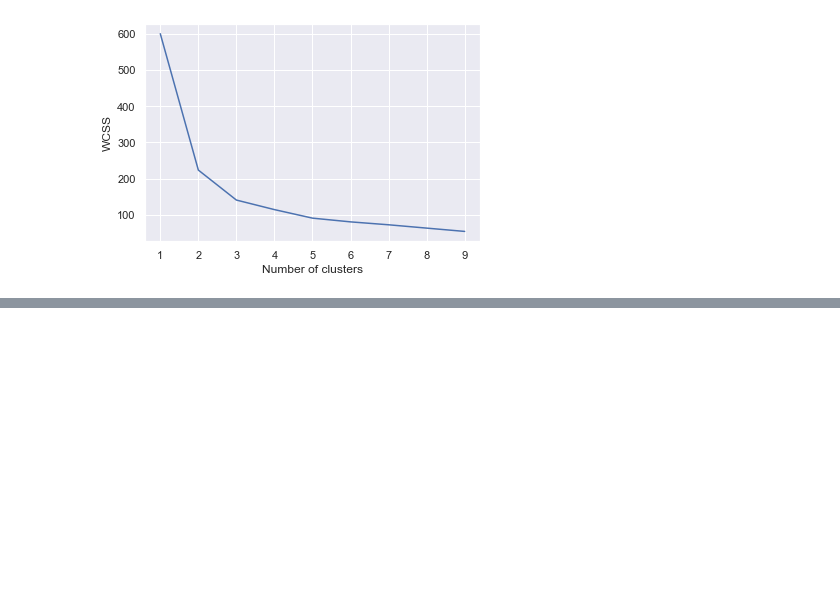
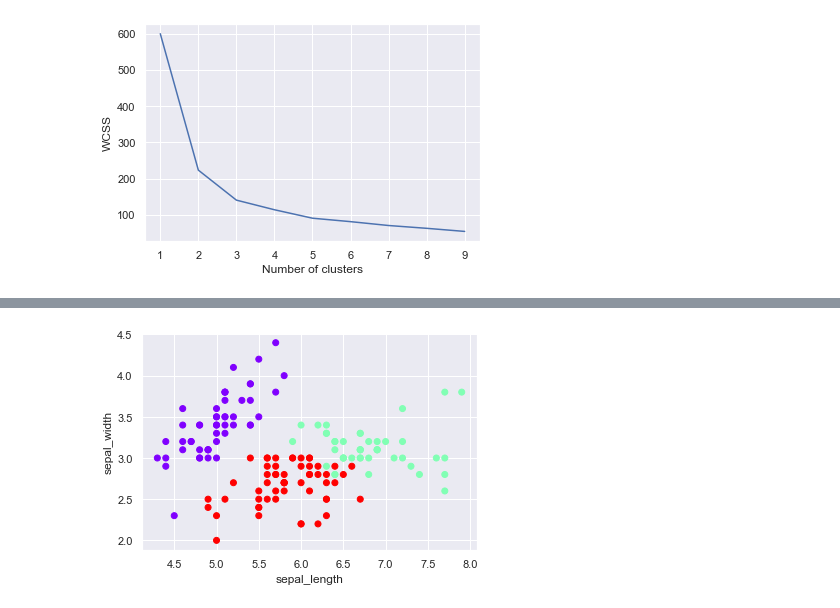
Before and after one commit to abel672/data-science-bootcamp-365, a Jupyter notebook: Section-17-Cluster-analysis/Species+Segmentation+with+Cluster+Analysis+Part+1-+Exercise.ipynb, the cells around one changed output, grey strips where cells are left out. Cells and saved outputs as stored; diff of their text form; code cells hidden in the pictures; blank space fills up the shorter version.

Commit message:
Exercise Species Segmentation with Cluster Analysis (Part 2)

```diff
--- a/Section-17-Cluster-analysis/Species+Segmentation+with+Cluster+Analysis+Part+1-+Exercise.ipynb
+++ b/Section-17-Cluster-analysis/Species+Segmentation+with+Cluster+Analysis+Part+1-+Exercise.ipynb
@@ -162,0 +169,14 @@ looks like the 2 or 3 cluster solutions are the best
+# %%
+def cluster_analysis(amount):
+    kmeans = KMeans(amount)
+    kmeans.fit(x_scaled)
+    clusters_new = x.copy()
+    clusters_new['cluster_pred'] = kmeans.fit_predict(x_scaled)
+
+    plt.scatter(clusters_new['sepal_length'], clusters_new['sepal_width'], c=clusters_new['cluster_pred'], cmap='rainbow')
+    plt.xlabel('sepal_length')
+    plt.ylabel('sepal_width')
+# %%
+cluster_analysis(3)
+# %% [output]
+[figure, added]
```
Also changed, not shown: parts of 11 cells of this notebook, 2 other files.
